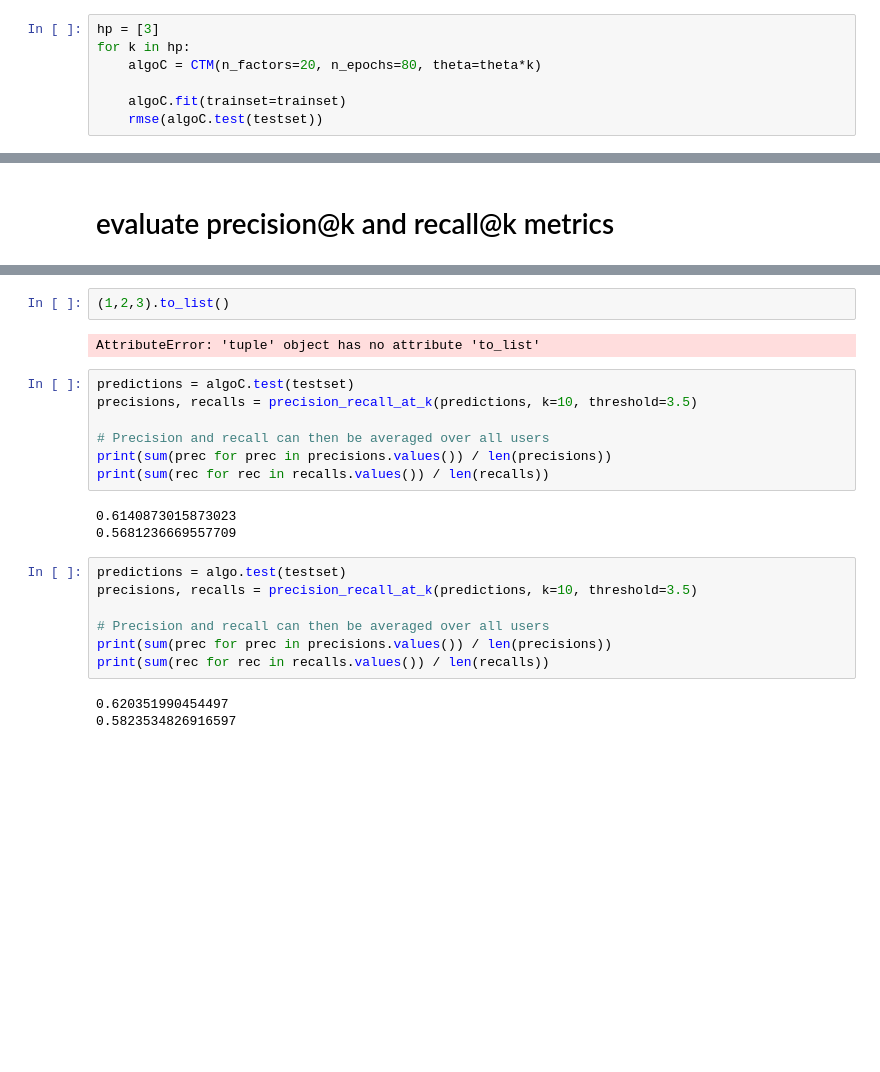
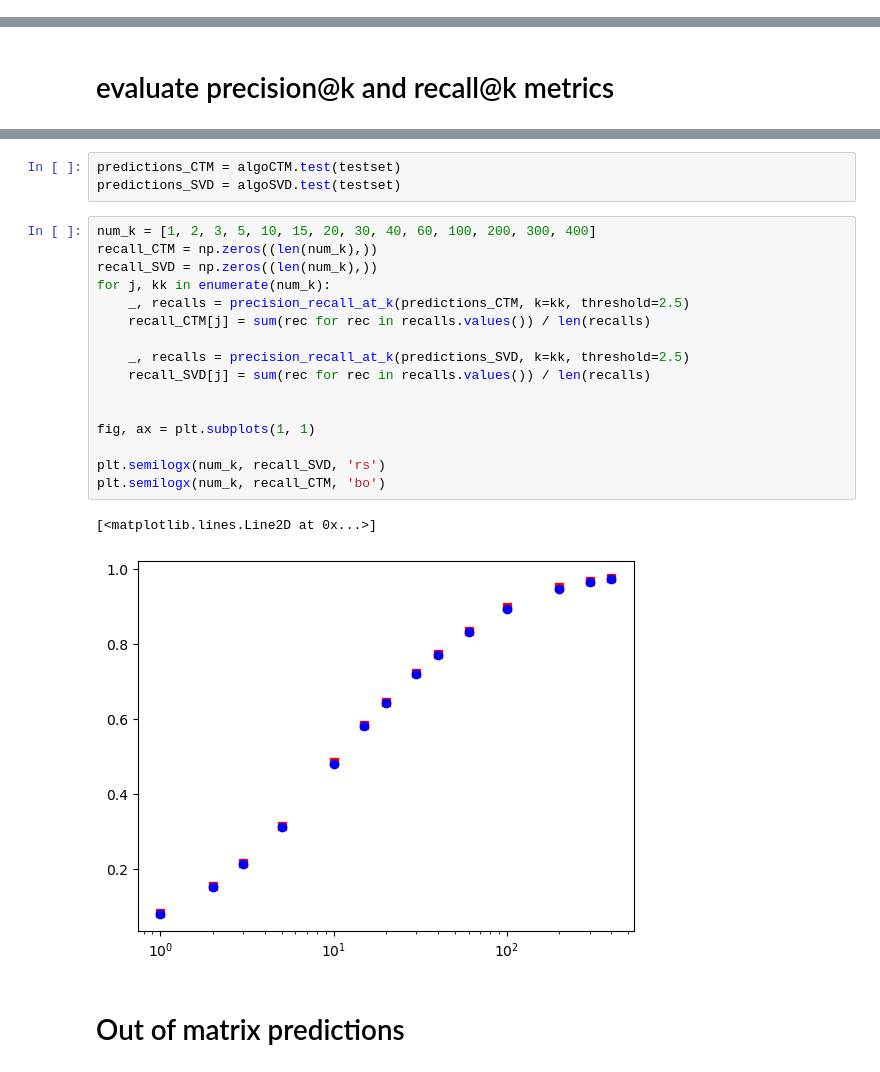
Before and after one commit to nfasano/movie_recsys, a Jupyter notebook: recsys_collab_based/model_prototype.ipynb, the cells around one changed output, grey strips where cells are left out. Saved outputs shown, nothing was run; the diff lists cells and outputs as text; blank space fills up the shorter version.

Commit message:
update CTM, add cv tests for MF models

```diff
--- a/recsys_collab_based/model_prototype.ipynb
+++ b/recsys_collab_based/model_prototype.ipynb
@@ -248,7 +148,0 @@ RMSE: 0.8968
-# %%
-hp = [3]
-for k in hp:
-    algoC = CTM(n_factors=20, n_epochs=80, theta=theta*k)
-
-    algoC.fit(trainset=trainset)
-    rmse(algoC.test(testset))
@@ -307,27 +310,27 @@ def precision_recall_at_k(predictions, k=10, threshold=3.5):
         recalls[uid] = n_rel_and_rec_k / n_rel if n_rel != 0 else 0
 
     return precisions, recalls
-# %%
-(1,2,3).to_list()
-# %% [output]
-AttributeError: 'tuple' object has no attribute 'to_list'
-# %%
-predictions = algoC.test(testset)
-precisions, recalls = precision_recall_at_k(predictions, k=10, threshold=3.5)
-
-# Precision and recall can then be averaged over all users
-print(sum(prec for prec in precisions.values()) / len(precisions))
-print(sum(rec for rec in recalls.values()) / len(recalls))
-# %% [output]
-0.6140873015873023
-0.5681236669557709
-# %%
-predictions = algo.test(testset)
-precisions, recalls = precision_recall_at_k(predictions, k=10, threshold=3.5)
-
-# Precision and recall can then be averaged over all users
-print(sum(prec for prec in precisions.values()) / len(precisions))
-print(sum(rec for rec in recalls.values()) / len(recalls))
-# %% [output]
-0.620351990454497
-0.5823534826916597
+# %%
+predictions_CTM = algoCTM.test(testset)
+predictions_SVD = algoSVD.test(testset)
+# %%
+num_k = [1, 2, 3, 5, 10, 15, 20, 30, 40, 60, 100, 200, 300, 400]
+recall_CTM = np.zeros((len(num_k),))
+recall_SVD = np.zeros((len(num_k),))
+for j, kk in enumerate(num_k):
+    _, recalls = precision_recall_at_k(predictions_CTM, k=kk, threshold=2.5)
+    recall_CTM[j] = sum(rec for rec in recalls.values()) / len(recalls)
+
+    _, recalls = precision_recall_at_k(predictions_SVD, k=kk, threshold=2.5)
+    recall_SVD[j] = sum(rec for rec in recalls.values()) / len(recalls)
+
+
+fig, ax = plt.subplots(1, 1)
+
+plt.semilogx(num_k, recall_SVD, 'rs')
+plt.semilogx(num_k, recall_CTM, 'bo')
+# %% [output]
+[<matplotlib.lines.Line2D at 0x...>]
+[figure, added]
+# %% [markdown]
+# Out of matrix predictions
```
Also changed, not shown: parts of 25 cells of this notebook, 1 other file.
